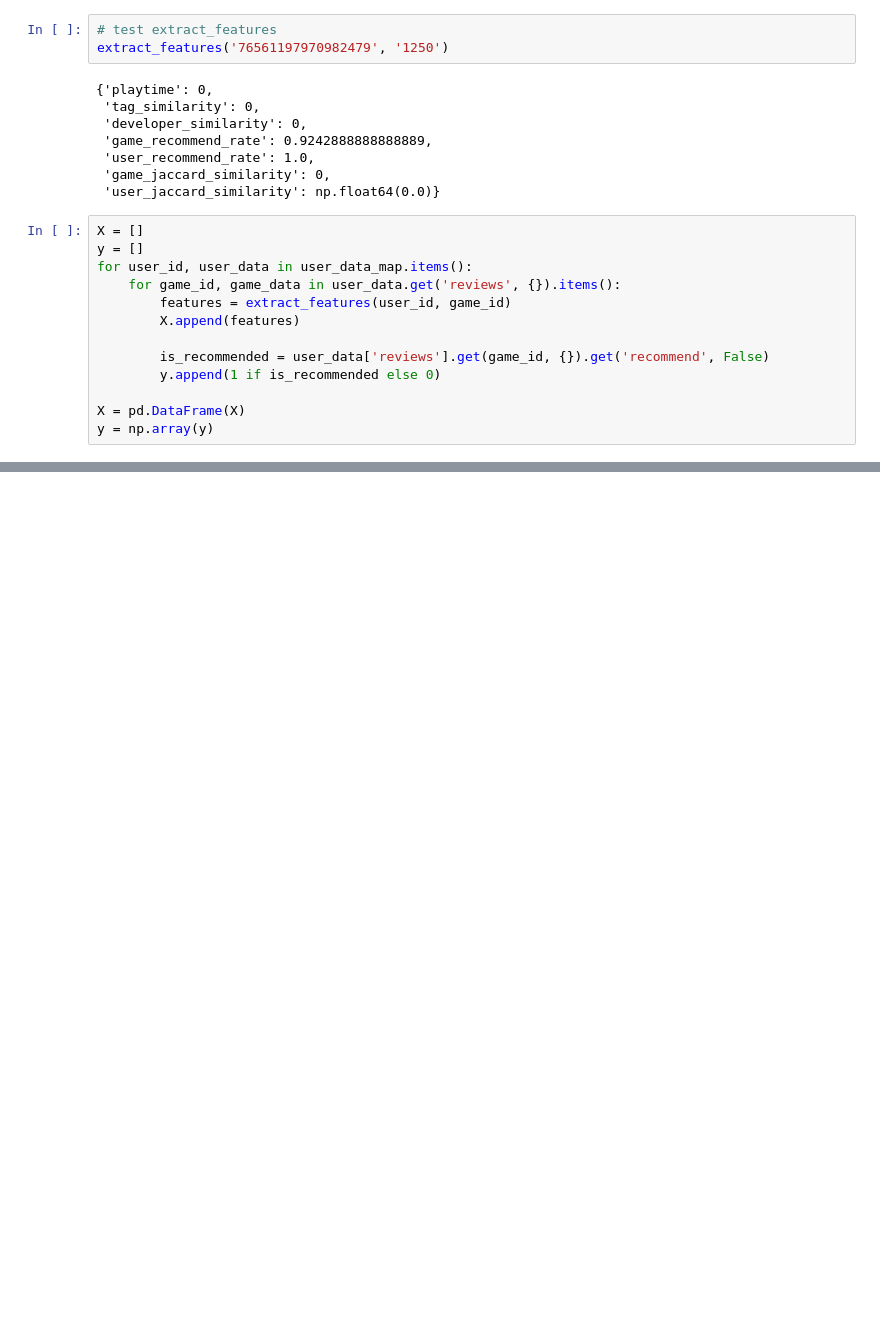
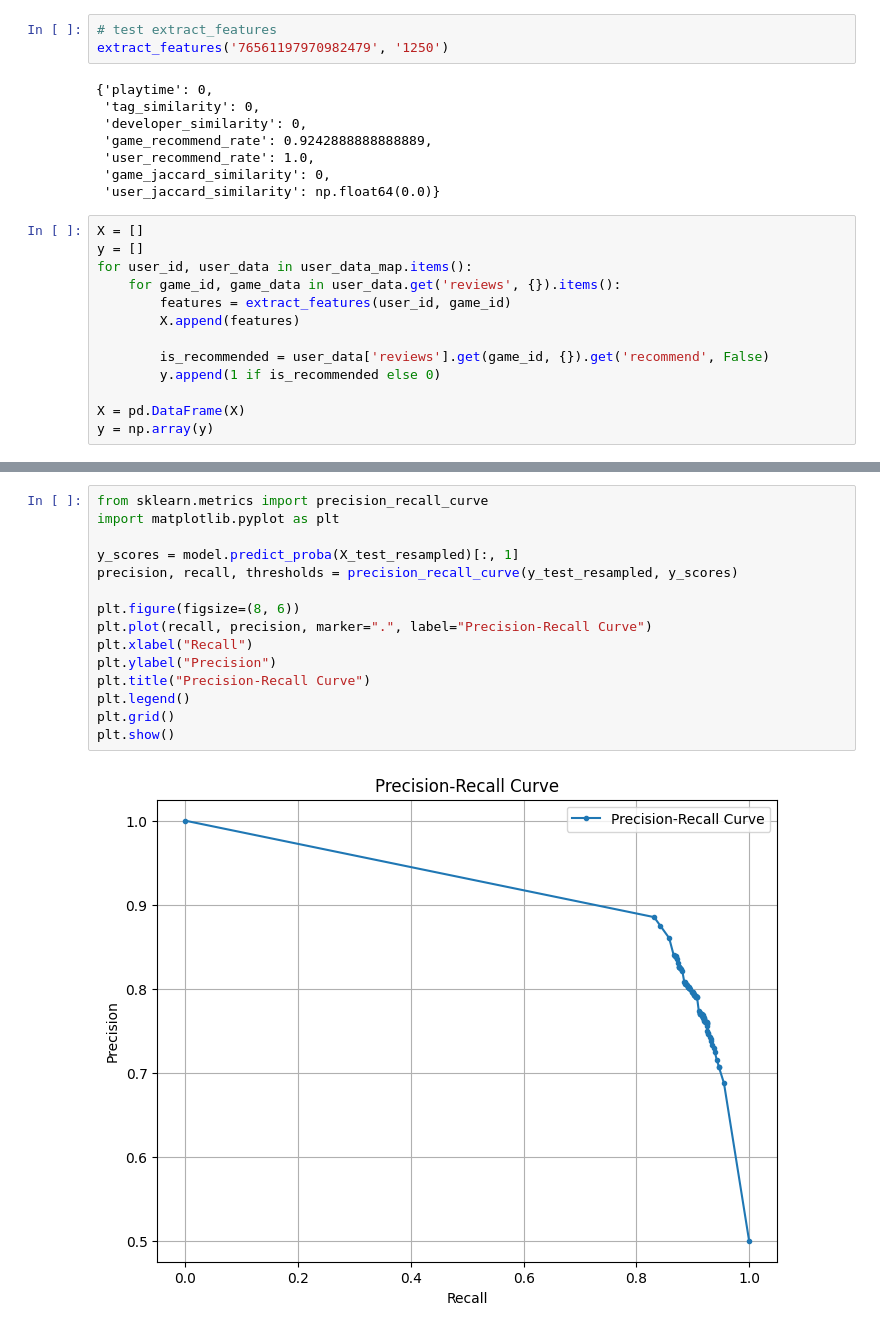
Before and after one commit to commcheck396/ANTIEPIC.INC, a Jupyter notebook: src/baseline/baseline.ipynb, the cells around one changed output, grey strips where cells are left out. Drawn from its saved outputs; the diff is of its cells as text; blank space fills up the shorter version.

```diff
--- a/src/baseline/baseline.ipynb
+++ b/src/baseline/baseline.ipynb
@@ -443,0 +530,17 @@ y = np.array(y)
+# %%
+from sklearn.metrics import precision_recall_curve
+import matplotlib.pyplot as plt
+
+y_scores = model.predict_proba(X_test_resampled)[:, 1]
+precision, recall, thresholds = precision_recall_curve(y_test_resampled, y_scores)
+
+plt.figure(figsize=(8, 6))
+plt.plot(recall, precision, marker=".", label="Precision-Recall Curve")
+plt.xlabel("Recall")
+plt.ylabel("Precision")
+plt.title("Precision-Recall Curve")
+plt.legend()
+plt.grid()
+plt.show()
+# %% [output]
+[figure, added]
```
Also changed, not shown: parts of 9 cells of this notebook.
